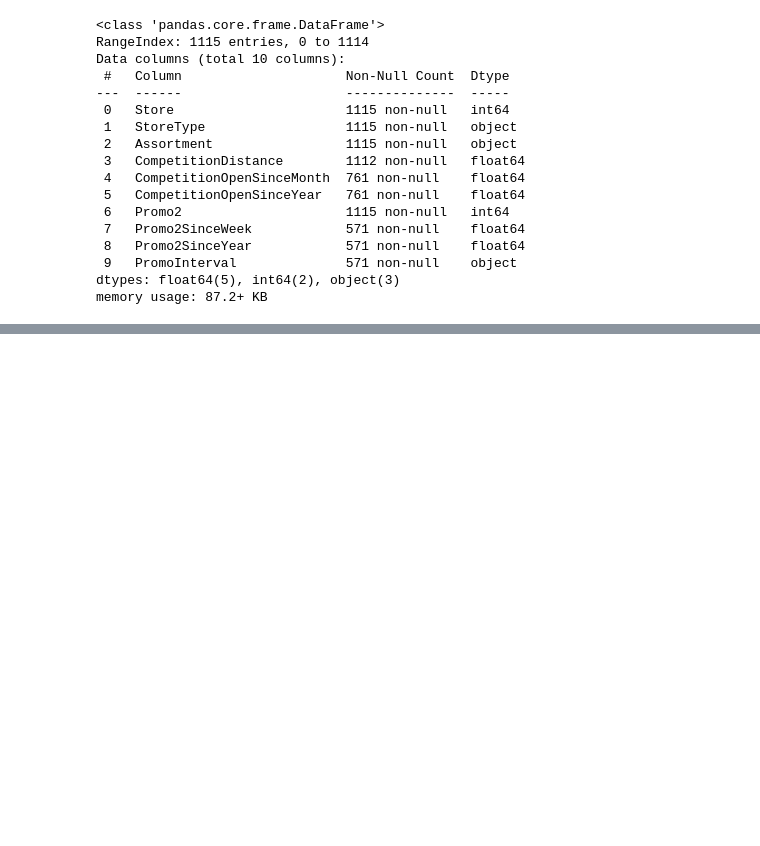
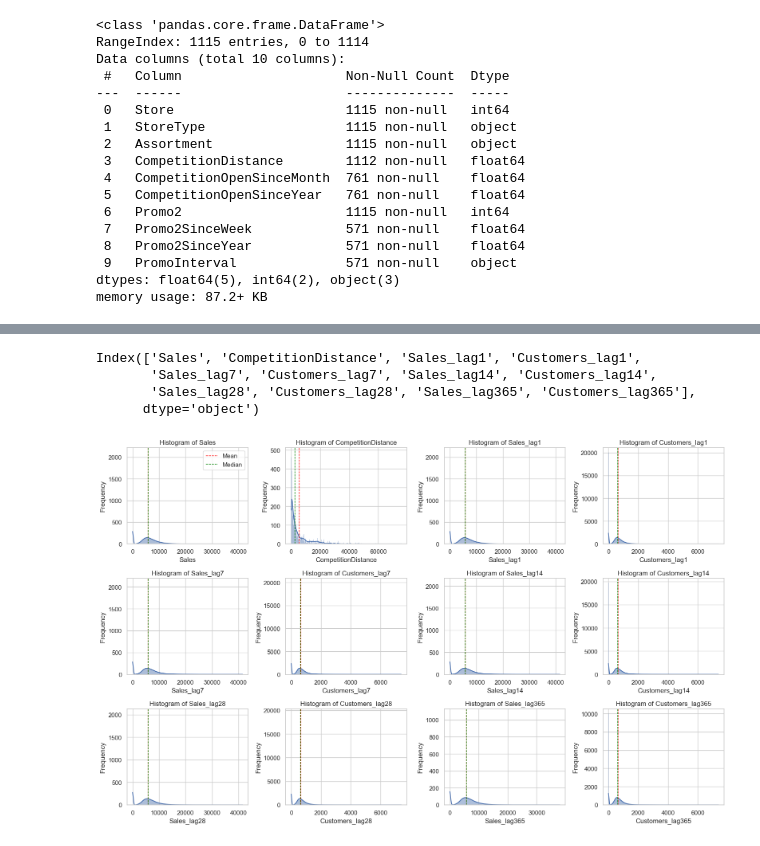
Before and after one commit to CarlosHernandez3/CAP_3764_2025_Fall_Team_2, a Jupyter notebook: notebooks/data_preprocessing.ipynb, the cells around one changed output, grey strips where cells are left out. Cells and saved outputs as stored; diff of their text form; code cells hidden in the pictures; blank space fills up the shorter version.

Commit message:
Finished preprocessing notebook. Next is finishing the pre rpocessing.py file to make the modeling less code intensive adn reproducible

```diff
--- a/notebooks/data_preprocessing.ipynb
+++ b/notebooks/data_preprocessing.ipynb
@@ -124,0 +205,5 @@ store.head()
+# %%
+df['Sales'] = df['Sales'].astype('float64')
+df['Customers'] = df['Customers'].astype('float64')
+df = df.set_index('Date').sort_index()
+df.index
@@ -124,0 +219,6 @@ store.head()
+# %%
+df['Month'] = df.index.month
+df['Year'] = df.index.year
+df['Day'] = df.index.day
+
+df.head()
@@ -124,0 +234,9 @@ store.head()
+# %%
+# Now let's create lagged sales features to include in the model
+lags = [1, 7, 14, 28, 365]
+
+for lag in lags:
+    df[f"Sales_lag{lag}"] = df.groupby("Store", observed=True)["Sales"].shift(lag)
+    df[f"Customers_lag{lag}"] = df.groupby("Store", observed=True)["Customers"].shift(lag)
+
+df = df.drop(columns='Customers')
@@ -124,0 +263,8 @@ store.head()
+# %%
+float_feats = df.select_dtypes(include='float64').columns
+print(float_feats)
+# %% [output]
+Index(['Sales', 'CompetitionDistance', 'Sales_lag1', 'Customers_lag1',
+       'Sales_lag7', 'Customers_lag7', 'Sales_lag14', 'Customers_lag14',
+       'Sales_lag28', 'Customers_lag28', 'Sales_lag365', 'Customers_lag365'],
+      dtype='object')
@@ -124,0 +342,4 @@ store.head()
+# %%
+features_summ = plot_hist_grid(df, float_feats, include_feature_summary=True)
+# %% [output]
+[figure, added]
```
Also changed, not shown: parts of 23 cells of this notebook, 2 other files.
